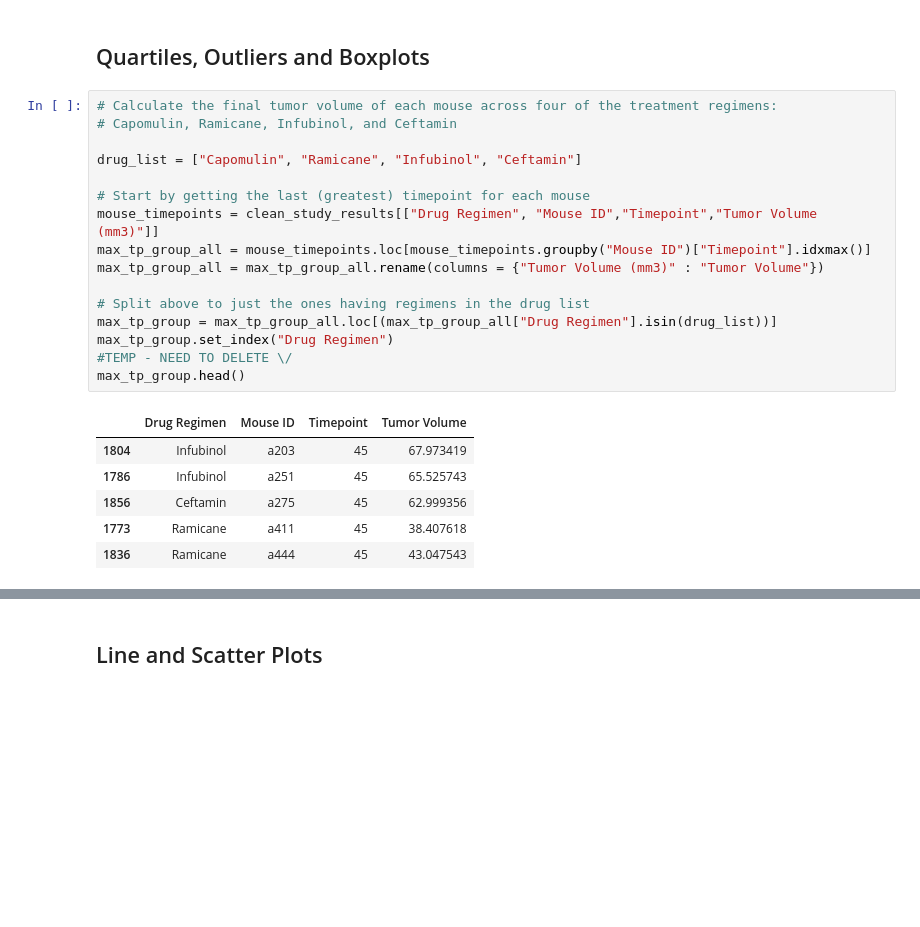
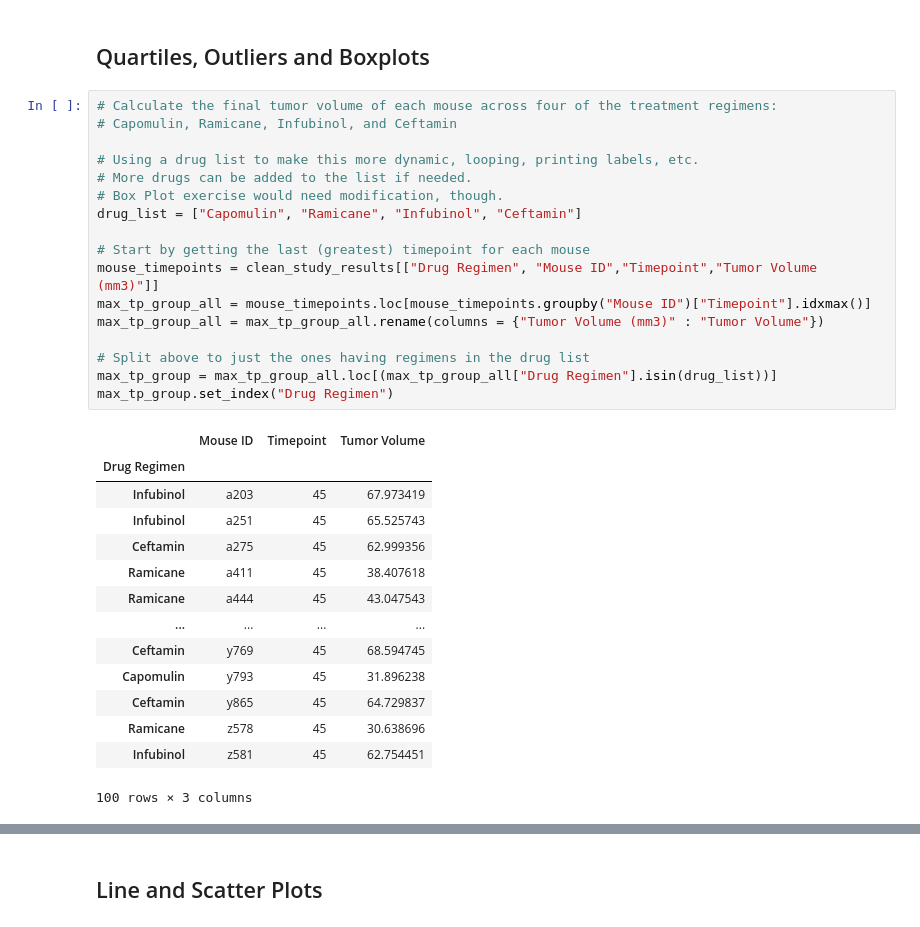
Before and after one commit to GVAlonzo/pymaceuticals, a Jupyter notebook: pymaceuticals_starter.ipynb, the cells around one changed output, grey strips where cells are left out. Cells and saved outputs as stored; diff of their text form; blank space fills up the shorter version.

```diff
--- a/pymaceuticals_starter.ipynb
+++ b/pymaceuticals_starter.ipynb
@@ -257,25 +200,34 @@ Name: Sex, dtype: int64
 # %%
 # Calculate the final tumor volume of each mouse across four of the treatment regimens:
 # Capomulin, Ramicane, Infubinol, and Ceftamin
 
+# Using a drug list to make this more dynamic, looping, printing labels, etc.
+# More drugs can be added to the list if needed.
+# Box Plot exercise would need modification, though.
 drug_list = ["Capomulin", "Ramicane", "Infubinol", "Ceftamin"]
 
 # Start by getting the last (greatest) timepoint for each mouse
 mouse_timepoints = clean_study_results[["Drug Regimen", "Mouse ID","Timepoint","Tumor Volume (mm3)"]]
 max_tp_group_all = mouse_timepoints.loc[mouse_timepoints.groupby("Mouse ID")["Timepoint"].idxmax()]
 max_tp_group_all = max_tp_group_all.rename(columns = {"Tumor Volume (mm3)" : "Tumor Volume"})
 
 # Split above to just the ones having regimens in the drug list
 max_tp_group = max_tp_group_all.loc[(max_tp_group_all["Drug Regimen"].isin(drug_list))]
 max_tp_group.set_index("Drug Regimen")
-#TEMP - NEED TO DELETE \/
-max_tp_group.head()
 # %% [output]
-|  | Drug Regimen | Mouse ID | Timepoint | Tumor Volume |
-| 1804 | Infubinol | a203 | 45 | 67.973419 |
-| 1786 | Infubinol | a251 | 45 | 65.525743 |
-| 1856 | Ceftamin | a275 | 45 | 62.999356 |
-| 1773 | Ramicane | a411 | 45 | 38.407618 |
-| 1836 | Ramicane | a444 | 45 | 43.047543 |
+|  | Mouse ID | Timepoint | Tumor Volume |
+| Drug Regimen |  |  |  |
+| Infubinol | a203 | 45 | 67.973419 |
+| Infubinol | a251 | 45 | 65.525743 |
+| Ceftamin | a275 | 45 | 62.999356 |
+| Ramicane | a411 | 45 | 38.407618 |
+| Ramicane | a444 | 45 | 43.047543 |
+| ... | ... | ... | ... |
+| Ceftamin | y769 | 45 | 68.594745 |
+| Capomulin | y793 | 45 | 31.896238 |
+| Ceftamin | y865 | 45 | 64.729837 |
+| Ramicane | z578 | 45 | 30.638696 |
+| Infubinol | z581 | 45 | 62.754451 |
+100 rows × 3 columns
 # %%
 # Put treatments into a list for for loop (and later for plot labels)
```
Also changed, not shown: parts of 9 cells of this notebook, 2 other files.
